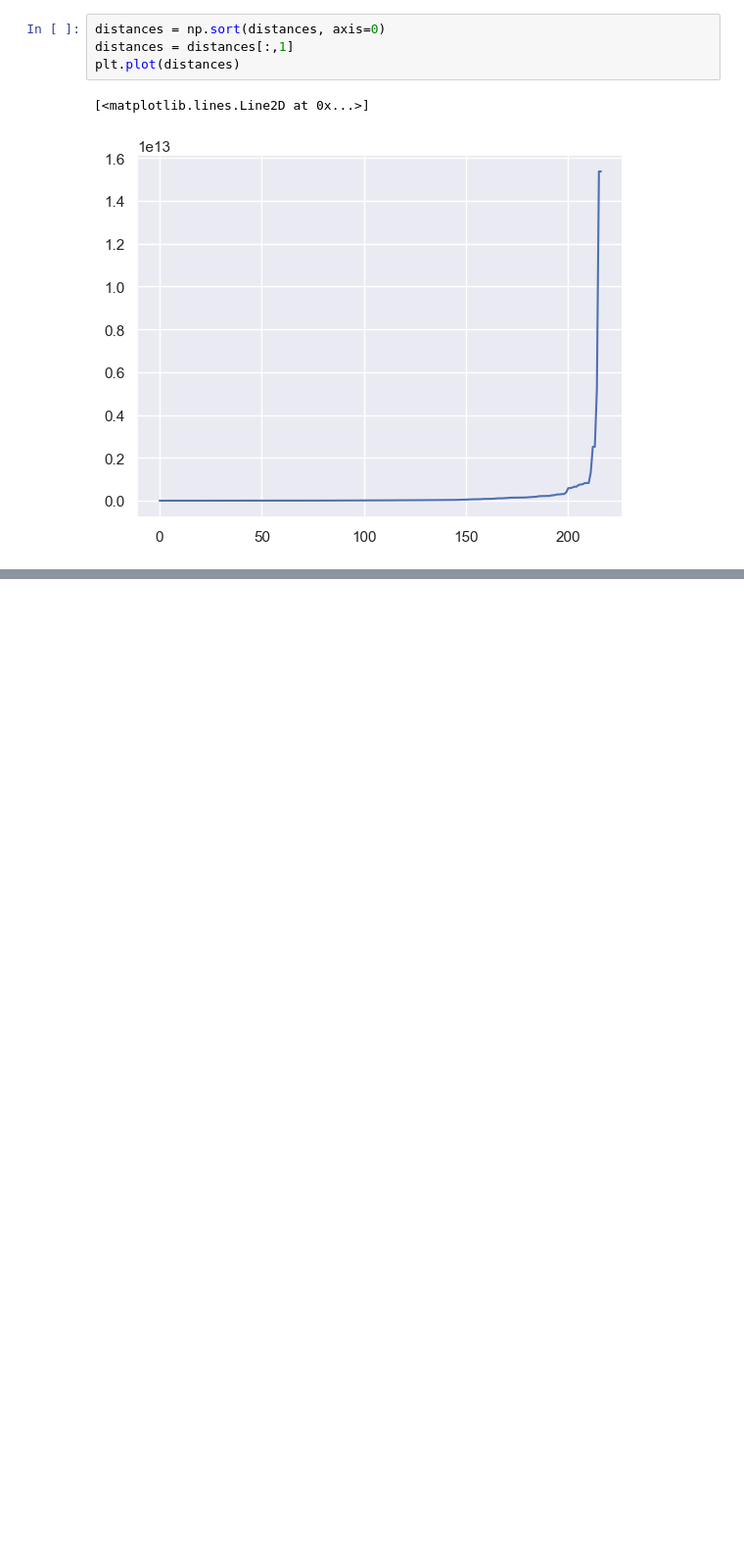
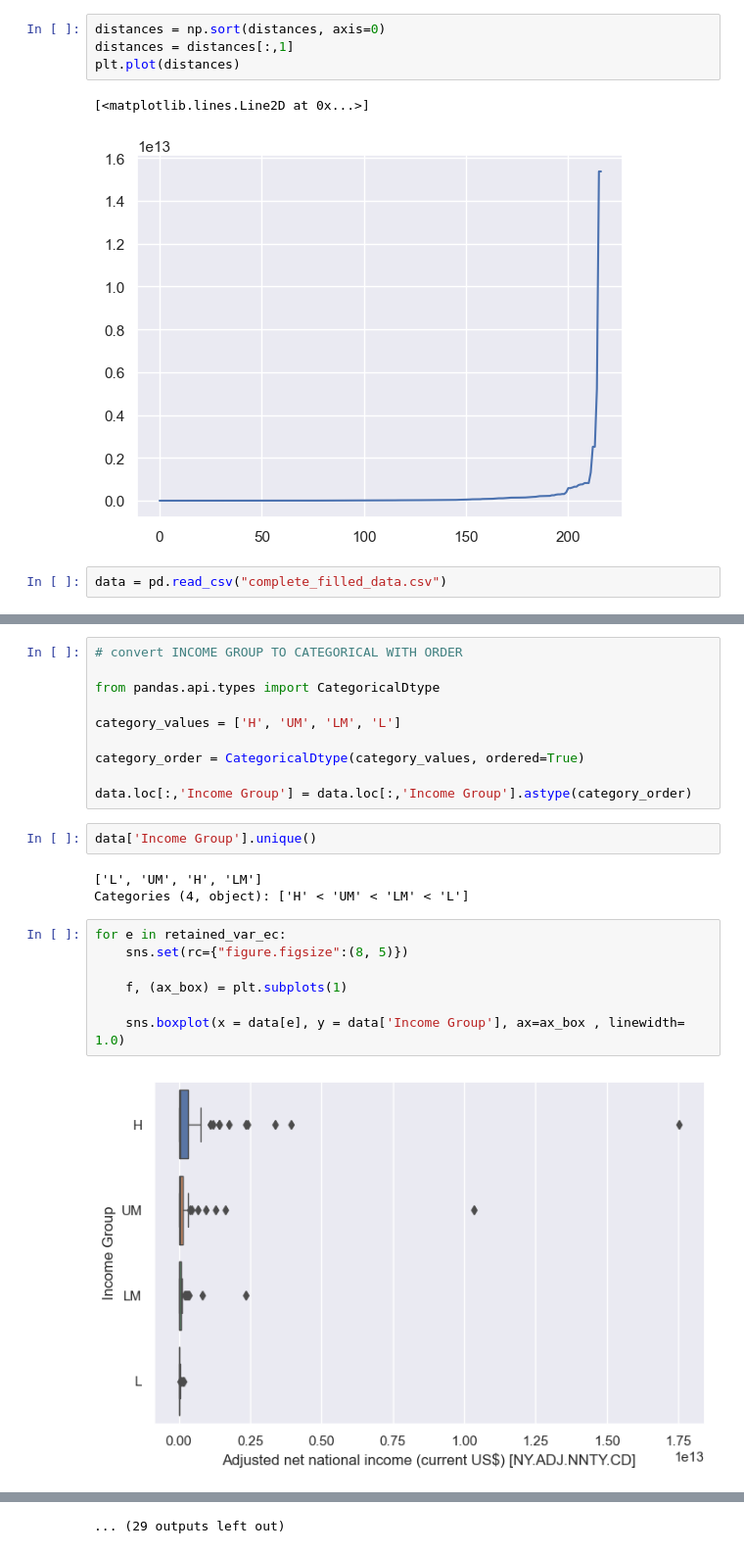
Before and after one commit to isabellacadisco/AMS, a Jupyter notebook: K means test.ipynb, the cells around one changed output, grey strips where cells are left out. Shown at 98% size. Cells and saved outputs as stored; diff of their text form; blank space fills up the shorter version.

```diff
--- a/K means test.ipynb
+++ b/K means test.ipynb
@@ -419,3 +419,5 @@ plt.plot(distances)
 # %% [output]
 [<matplotlib.lines.Line2D at 0x...>]
 [figure]
+# %%
+data = pd.read_csv("complete_filled_data.csv")
@@ -421,0 +440,24 @@ plt.plot(distances)
+# %%
+# convert INCOME GROUP TO CATEGORICAL WITH ORDER
+
+from pandas.api.types import CategoricalDtype
+
+category_values = ['H', 'UM', 'LM', 'L']
+
+category_order = CategoricalDtype(category_values, ordered=True)
+
+data.loc[:,'Income Group'] = data.loc[:,'Income Group'].astype(category_order)
+# %%
+data['Income Group'].unique()
+# %% [output]
+['L', 'UM', 'H', 'LM']
+Categories (4, object): ['H' < 'UM' < 'LM' < 'L']
+# %%
+for e in retained_var_ec:
+    sns.set(rc={"figure.figsize":(8, 5)})
+
+    f, (ax_box) = plt.subplots(1)
+
+    sns.boxplot(x = data[e], y = data['Income Group'], ax=ax_box , linewidth= 1.0)
+# %% [output]
+[figure, added]
@@ -421,0 +475 @@ plt.plot(distances)
+... (29 outputs left out)
```
Also changed, not shown: parts of 2 cells of this notebook.
